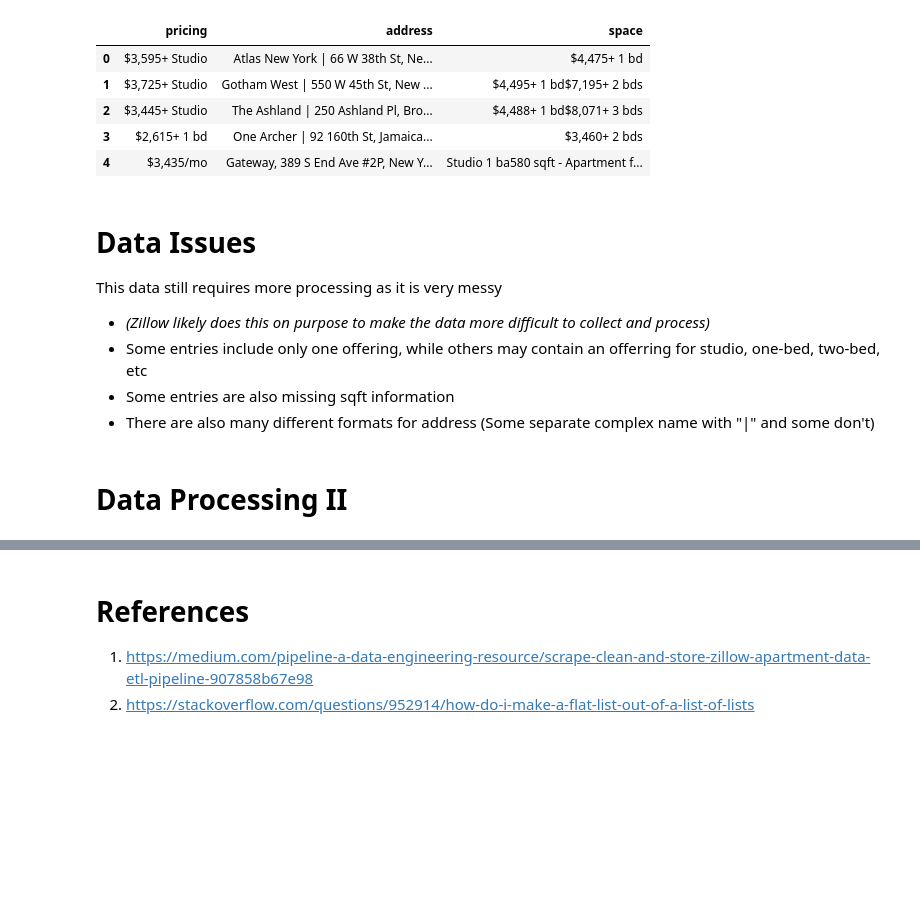
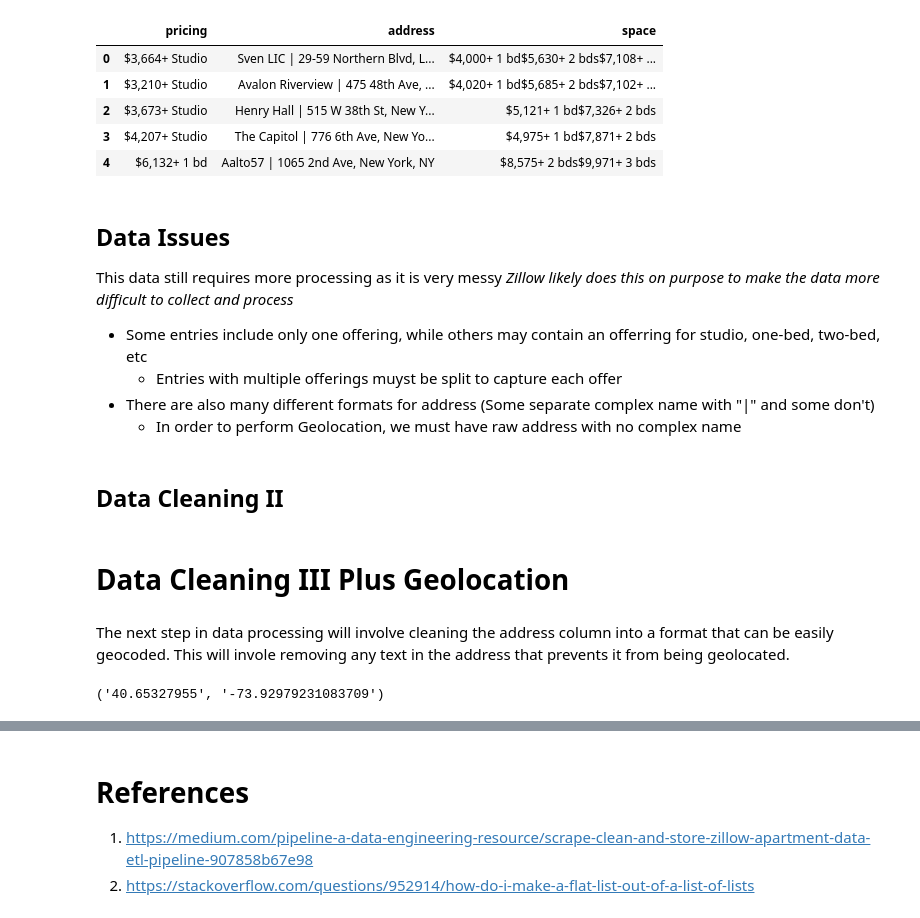
Before and after one commit to ericfflynn/zillow-web-scraping, a Jupyter notebook: notebook.ipynb, the cells around one changed output, grey strips where cells are left out. Drawn from its saved outputs; the diff is of its cells as text; code cells hidden in the pictures; blank space fills up the shorter version.

Commit message:
Updated geolocation and added mapping

```diff
--- a/notebook.ipynb
+++ b/notebook.ipynb
@@ -67,7 +80,7 @@ import json
 finalList = []
 
 header = {"User-Agent": "Mozilla/5.0 (Macintosh; Intel Mac OS X 10_15_7) AppleWebKit/537.36 (KHTML, like Gecko) Chrome/92.0.4515.159 Safari/537.36"}
-for page in range(1,51):
+for page in range(1,100):
     try:
         response = requests.get(f"https://www.zillow.com/new-york-ny/apartments/{page}_p", headers=header).text
         soup = BeautifulSoup(response, 'html.parser')
@@ -105,28 +116,35 @@ with open("./output.json", "w+", encoding='utf-8') as file:
 # %%
 import pandas as pd
 import json
+#Read from local json previously created
 with open("./output.json", "r") as file:
     data = json.load(file)
+
+#Flatten list of lists into single list
 data_flat = [item for sublist in data for item in sublist]
+
+#Create DataFrame and save to local csv for inspection
 df = pd.DataFrame(data_flat)
+df = df.replace(" ", "nan")
 df.to_csv("./unprocessed.csv")
 df.head()
 # %% [output]
 |  | pricing | address | space |
-| 0 | $3,595+ Studio | Atlas New York | 66 W 38th St, Ne... | $4,475+ 1 bd |
-| 1 | $3,725+ Studio | Gotham West | 550 W 45th St, New ... | $4,495+ 1 bd$7,195+ 2 bds |
-| 2 | $3,445+ Studio | The Ashland | 250 Ashland Pl, Bro... | $4,488+ 1 bd$8,071+ 3 bds |
-| 3 | $2,615+ 1 bd | One Archer | 92 160th St, Jamaica... | $3,460+ 2 bds |
-| 4 | $3,435/mo | Gateway, 389 S End Ave #2P, New Y... | Studio 1 ba580 sqft - Apartment f... |
+| 0 | $3,664+ Studio | Sven LIC | 29-59 Northern Blvd, L... | $4,000+ 1 bd$5,630+ 2 bds$7,108+ ... |
+| 1 | $3,210+ Studio | Avalon Riverview | 475 48th Ave, ... | $4,020+ 1 bd$5,685+ 2 bds$7,102+ ... |
+| 2 | $3,673+ Studio | Henry Hall | 515 W 38th St, New Y... | $5,121+ 1 bd$7,326+ 2 bds |
+| 3 | $4,207+ Studio | The Capitol | 776 6th Ave, New Yo... | $4,975+ 1 bd$7,871+ 2 bds |
+| 4 | $6,132+ 1 bd | Aalto57 | 1065 2nd Ave, New York, NY | $8,575+ 2 bds$9,971+ 3 bds |
 # %% [markdown]
-# Data Issues
+## Data Issues
  This data still requires more processing as it is very messy</br>
-* *(Zillow likely does this on purpose to make the data more difficult to collect and process)*</br>
+*Zillow likely does this on purpose to make the data more difficult to collect and process*</br>
 * Some entries include only one offering, while others may contain an offerring for studio, one-bed, two-bed, etc </br>
-* Some entries are also missing sqft information
+    * Entries with multiple offerings muyst be split to capture each offer
 * There are also many different formats for address (Some separate complex name with "|" and some don't)
+    * In order to perform Geolocation, we must have raw address with no complex name
 # %% [markdown]
-# Data Processing II
+## Data Cleaning II
 # %%
 temp = {}
 lines = []
@@ -164,3 +192,23 @@ for index, row in df.iterrows():
 
 df2 = pd.DataFrame(lines)
 df2.to_csv('./processed.csv')
+# %% [markdown]
+# Data Cleaning III Plus Geolocation
+# %% [markdown]
+The next step in data processing will involve cleaning the address column into a format that can be easily geocoded. This will invole removing any text in the address that prevents it from being geolocated.
+# %%
+# from geopy.geocoders import Nominatim
+# geolocator = Nominatim(user_agent="Experimental Zillow Scraping")
+# geolocator.geocode("348 E 51st St, New York, NY").raw
+import requests
+def getLocation(address):
+    try:
+        baseUrl= f"https://nominatim.openstreetmap.org/search/{address}?format=json&addressdetails=1&limit=1&polygon_svg=1"
+        response = requests.get(baseUrl).json()
+        return response[0]['lat'], response[0]['lon']
+    except:
+        return None, None
+
+getLocation("348 E 51st St, New York, NY")
+# %% [output]
+('40.65327955', '-73.92979231083709')
```
Also changed, not shown: parts of 25 cells of this notebook, 4 other files.
